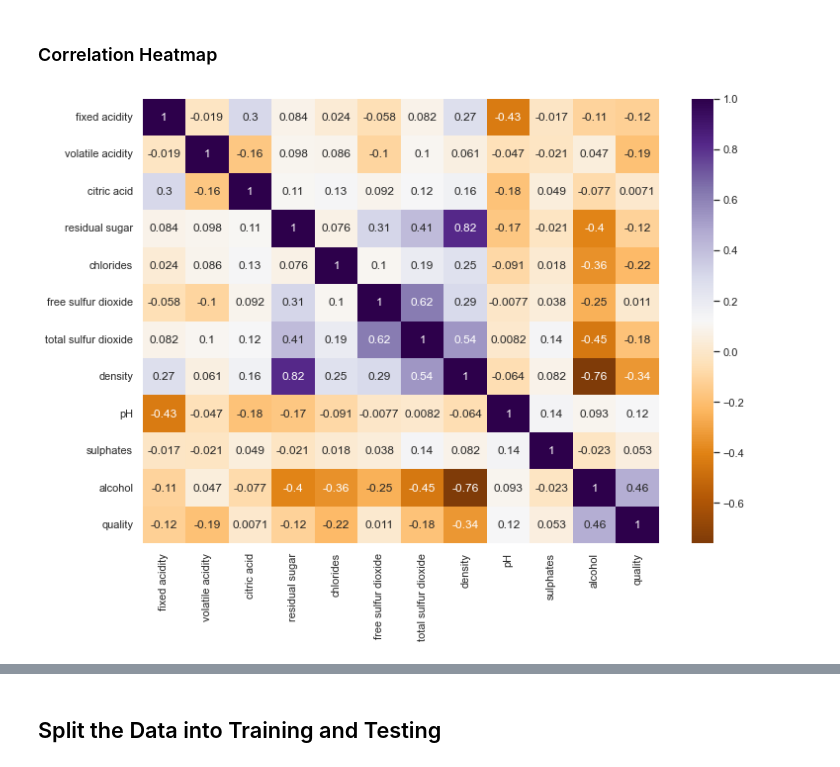
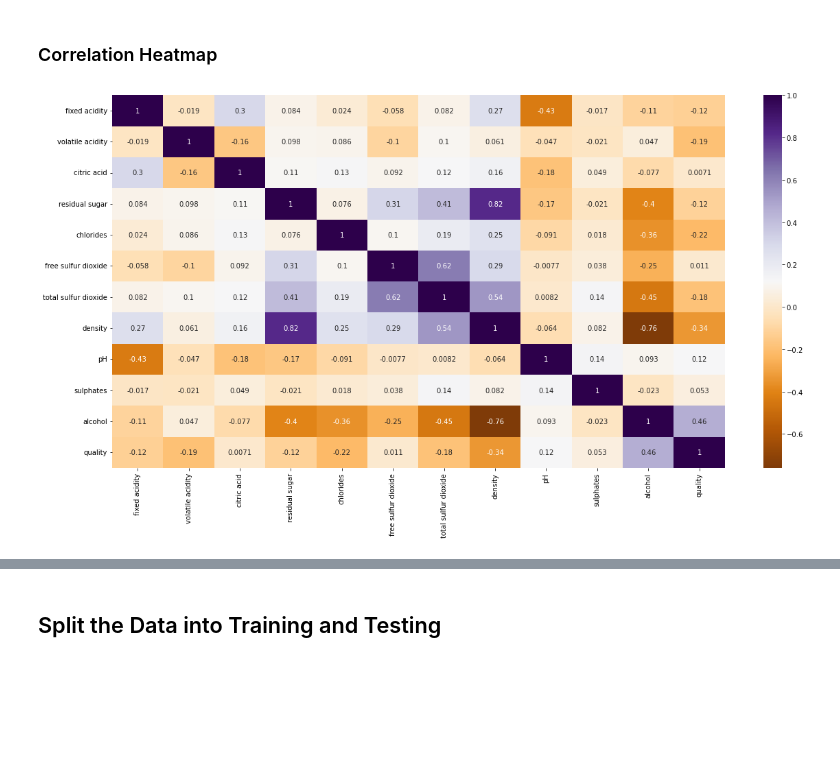
Before and after one commit to Suma-Marri/Wine_Quality, a Jupyter notebook: WhiteWine_ML_Model.ipynb, the cells around one changed output, grey strips where cells are left out. Cells and saved outputs as stored; diff of their text form; code cells hidden in the pictures; blank space fills up the shorter version.

```diff
--- a/WhiteWine_ML_Model.ipynb
+++ b/WhiteWine_ML_Model.ipynb
@@ -145,7 +145,8 @@ memory usage: 402.3 KB
 # %% [markdown]
 ### Correlation Heatmap
 # %%
+plt.figure(figsize=(20, 10))
 sns.heatmap(white_wine.corr(), annot=True,cmap='PuOr')
 plt.show()
 # %% [output]
-[figure, old version]
+[figure, new version]
```
Also changed, not shown: parts of 34 cells of this notebook, 1 other file.
